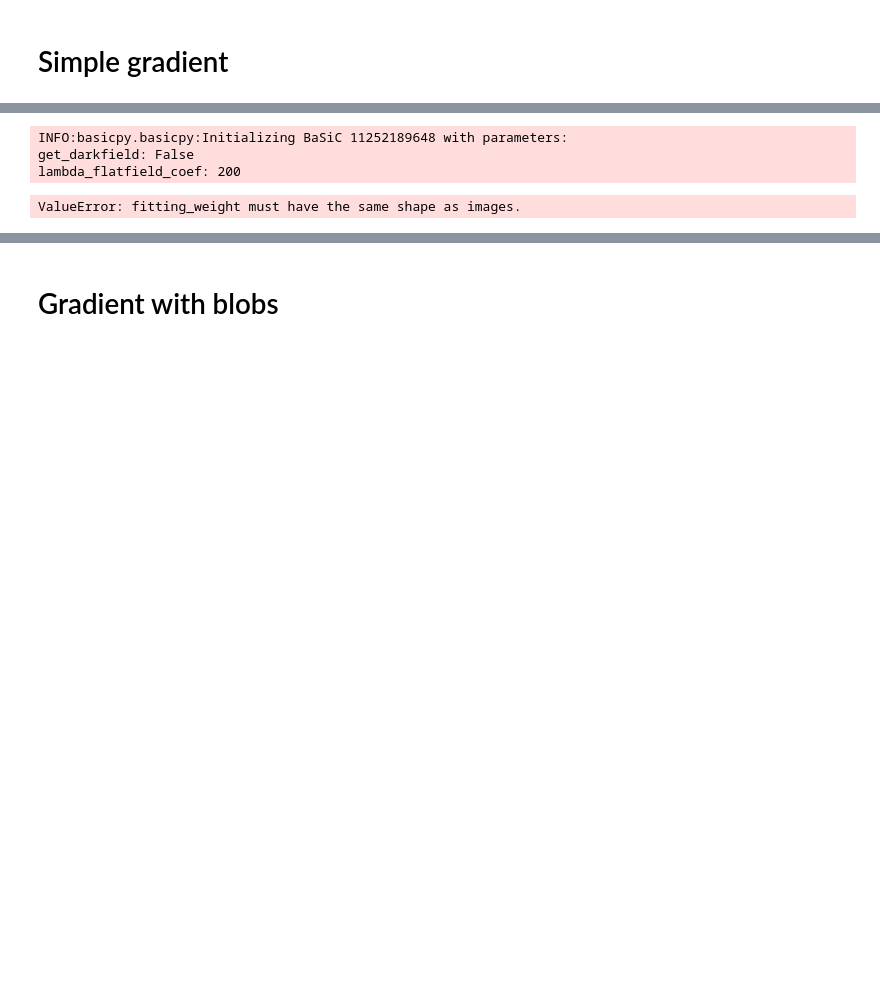
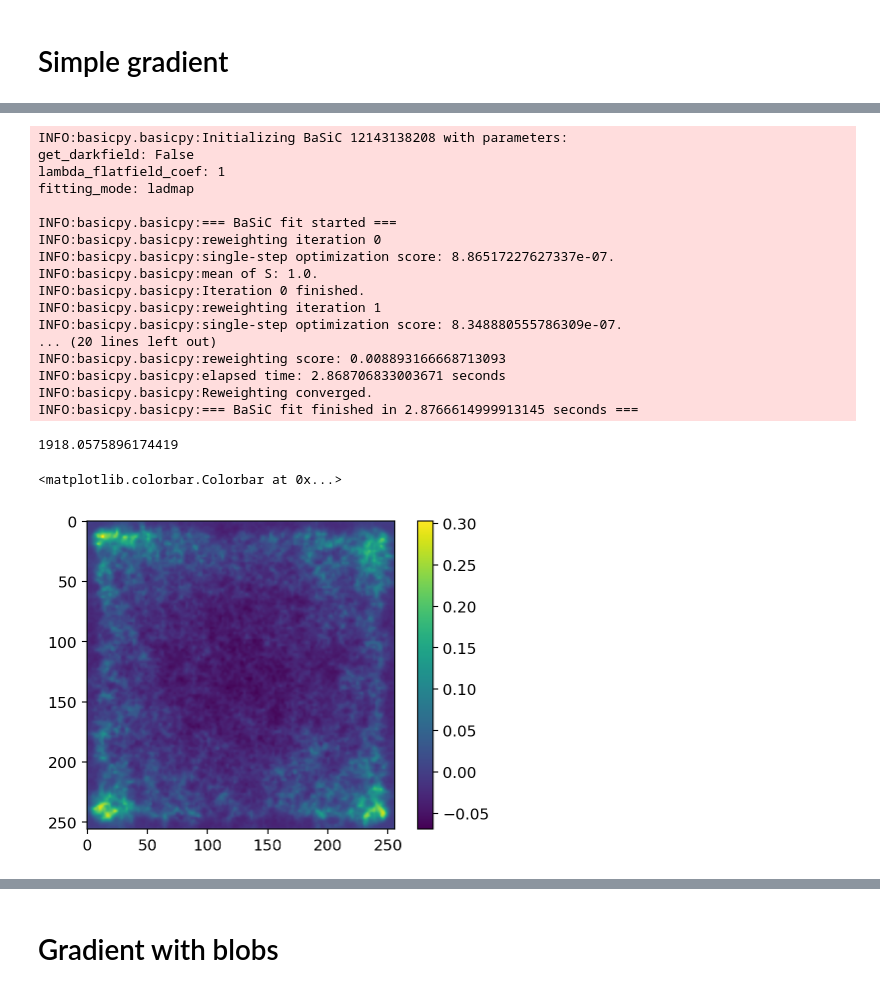
Before and after one commit to yfukai/BaSiCpy, a Jupyter notebook: misc_notebooks/generate_test_data_for_validation.ipynb, the cells around one changed output, grey strips where cells are left out. Drawn from its saved outputs; the diff is of its cells as text; code cells hidden in the pictures; blank space fills up the shorter version.

```diff
--- a/misc_notebooks/generate_test_data_for_validation.ipynb
+++ b/misc_notebooks/generate_test_data_for_validation.ipynb
@@ -119,11 +148,33 @@ True
 # %%
 from basicpy import BaSiC
 
-basic = BaSiC(get_darkfield=False, lambda_flatfield_coef=200)
+basic = BaSiC(get_darkfield=False, lambda_flatfield_coef=1, fitting_mode="ladmap")
 assert images.shape == images_thresholded.shape
-basic.fit(images, fitting_weight=images_thresholded)
+basic.fit(
+    images,
+    fitting_weight=images_thresholded,
+)
+plt.imshow(basic.flatfield - truth)
+print(np.sum(np.abs(basic.flatfield - truth)))
+plt.colorbar()
 # %% [output]
-INFO:basicpy.basicpy:Initializing BaSiC 11252189648 with parameters:
+INFO:basicpy.basicpy:Initializing BaSiC 12143138208 with parameters:
 get_darkfield: False
-lambda_flatfield_coef: 200
+lambda_flatfield_coef: 1
+fitting_mode: ladmap
+
+INFO:basicpy.basicpy:=== BaSiC fit started ===
+INFO:basicpy.basicpy:reweighting iteration 0
+INFO:basicpy.basicpy:single-step optimization score: 8.86517227627337e-07.
+INFO:basicpy.basicpy:mean of S: 1.0.
+INFO:basicpy.basicpy:Iteration 0 finished.
+INFO:basicpy.basicpy:reweighting iteration 1
+INFO:basicpy.basicpy:single-step optimization score: 8.348880555786309e-07.
+... (20 lines left out)
+INFO:basicpy.basicpy:reweighting score: 0.008893166668713093
+INFO:basicpy.basicpy:elapsed time: 2.868706833003671 seconds
+INFO:basicpy.basicpy:Reweighting converged.
+INFO:basicpy.basicpy:=== BaSiC fit finished in 2.8766614999913145 seconds ===
-ValueError: fitting_weight must have the same shape as images.
+1918.0575896174419
+<matplotlib.colorbar.Colorbar at 0x...>
+[figure, added]
```
Also changed, not shown: parts of 12 cells of this notebook.
